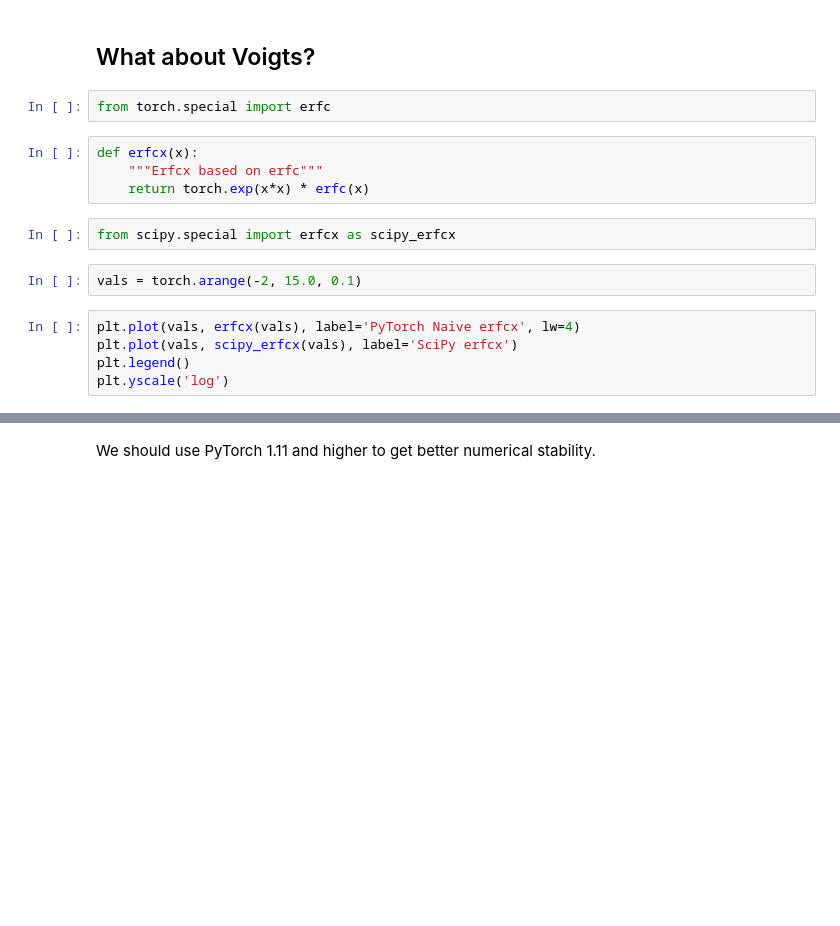
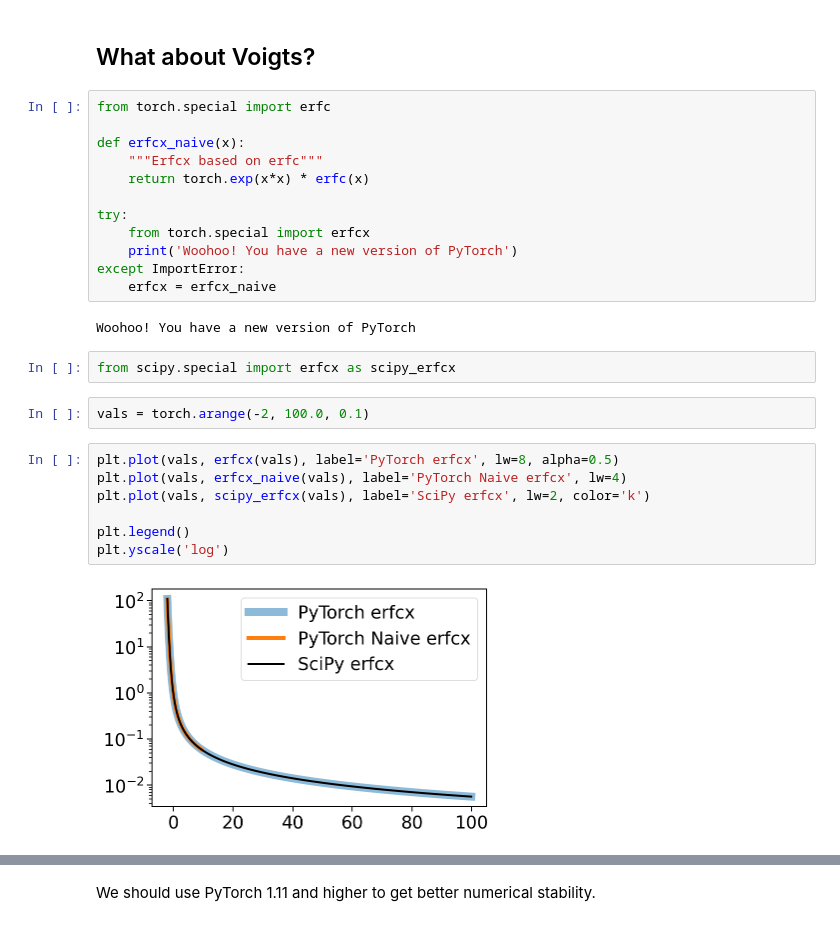
Before and after one commit to gully/blase, a Jupyter notebook: notebooks/voigt_profile_experiments.ipynb, the cells around one changed output, grey strips where cells are left out. Drawn from its saved outputs; the diff is of its cells as text; blank space fills up the shorter version.

```diff
--- a/notebooks/voigt_profile_experiments.ipynb
+++ b/notebooks/voigt_profile_experiments.ipynb
@@ -110,19 +125,31 @@ output.shape
 # %% [markdown]
 ## What about Voigts?
-# %%
-from torch.special import erfc
 # %%
-def erfcx(x):
+from torch.special import erfc
+
+def erfcx_naive(x):
     """Erfcx based on erfc"""
     return torch.exp(x*x) * erfc(x)
+
+try:
+    from torch.special import erfcx
+    print('Woohoo! You have a new version of PyTorch')
+except ImportError:
+    erfcx = erfcx_naive
+# %% [output]
+Woohoo! You have a new version of PyTorch
 # %%
 from scipy.special import erfcx as scipy_erfcx
 # %%
-vals = torch.arange(-2, 15.0, 0.1)
+vals = torch.arange(-2, 100.0, 0.1)
 # %%
-plt.plot(vals, erfcx(vals), label='PyTorch Naive erfcx', lw=4)
-plt.plot(vals, scipy_erfcx(vals), label='SciPy erfcx')
+plt.plot(vals, erfcx(vals), label='PyTorch erfcx', lw=8, alpha=0.5)
+plt.plot(vals, erfcx_naive(vals), label='PyTorch Naive erfcx', lw=4)
+plt.plot(vals, scipy_erfcx(vals), label='SciPy erfcx', lw=2, color='k')
+
 plt.legend()
 plt.yscale('log')
+# %% [output]
+[figure, added]
 # %%
 torch.__version__
```
Also changed, not shown: parts of 15 cells of this notebook, 1 other file.
